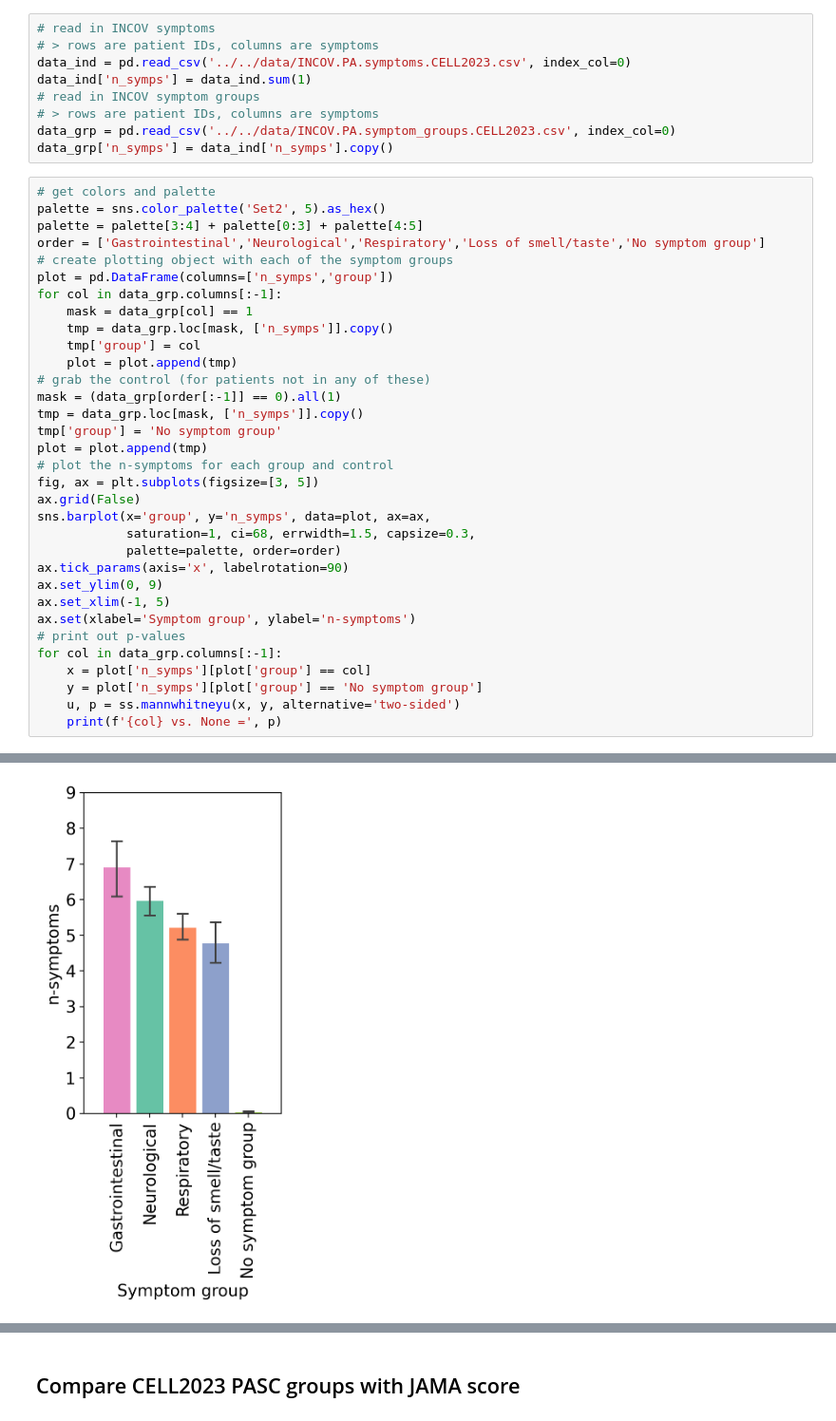
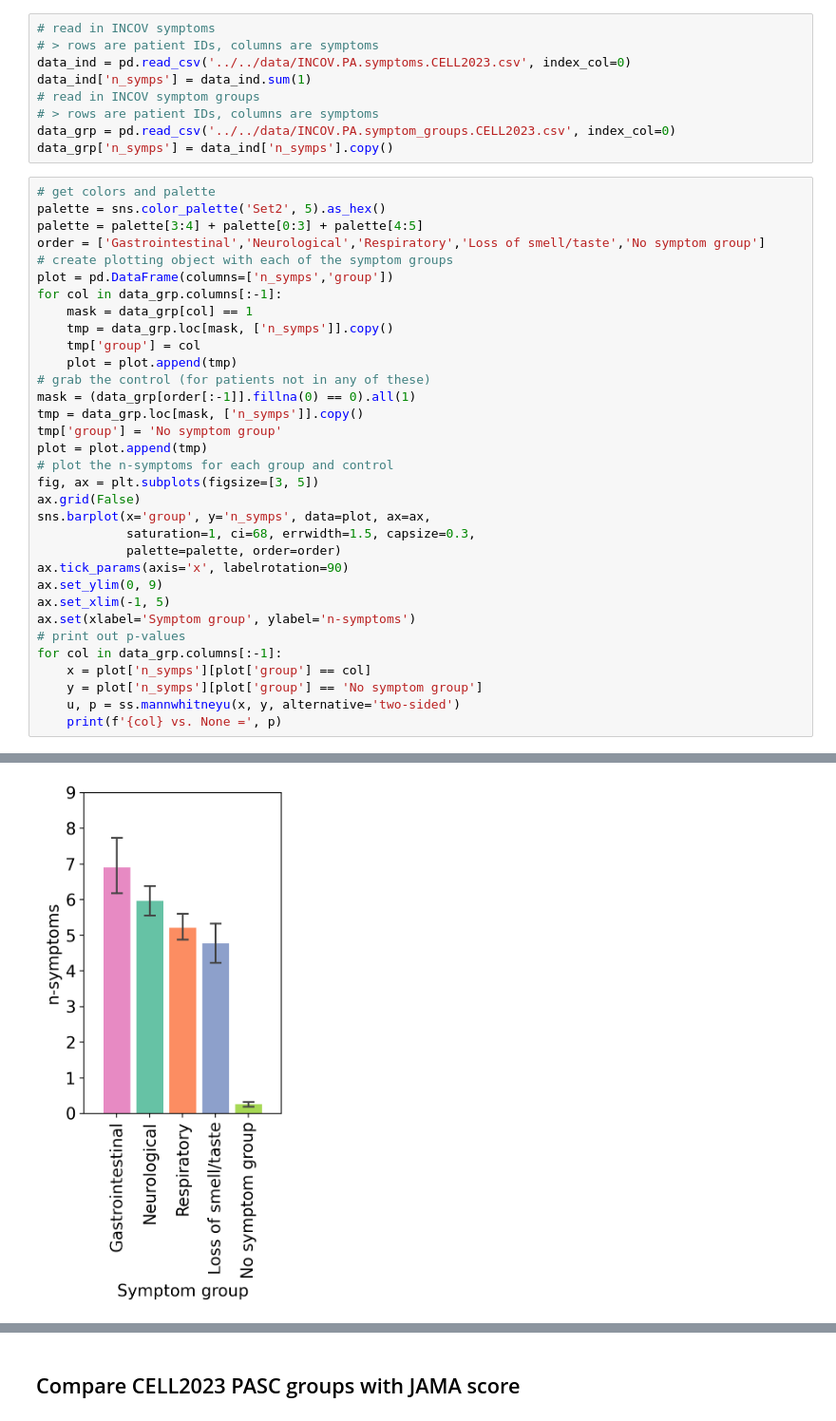
Before and after one commit to danielgchen/RECOVER_PASC_Score_Validation, a Jupyter notebook: 3_JAMA_score_comparison_with_INCOV.ipynb, the cells around one changed output, grey strips where cells are left out. Shown at 95% size. Drawn from its saved outputs; the diff is of its cells as text.

```diff
--- a/3_JAMA_score_comparison_with_INCOV.ipynb
+++ b/3_JAMA_score_comparison_with_INCOV.ipynb
@@ -31,7 +31,7 @@ for col in data_grp.columns[:-1]:
     tmp['group'] = col
     plot = plot.append(tmp)
 # grab the control (for patients not in any of these)
-mask = (data_grp[order[:-1]] == 0).all(1)
+mask = (data_grp[order[:-1]].fillna(0) == 0).all(1)
 tmp = data_grp.loc[mask, ['n_symps']].copy()
 tmp['group'] = 'No symptom group'
 plot = plot.append(tmp)
@@ -59,4 +59,4 @@ Gastrointestinal vs. None = 2.620912798565148e-13
-[figure, old version]
+[figure, new version]
 # %%
 stat_df = pd.concat([plot.groupby('group').mean(), plot.groupby('group').median()], axis=1)
 stat_df.columns = ['mean n-symps', 'median n-symps']
```
Also changed, not shown: parts of 16 cells of this notebook, 1 other file.
